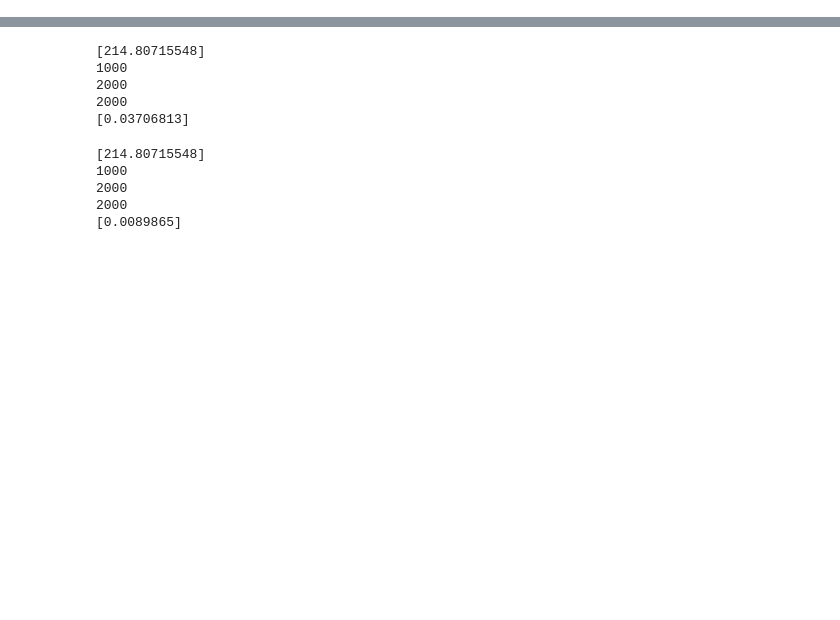
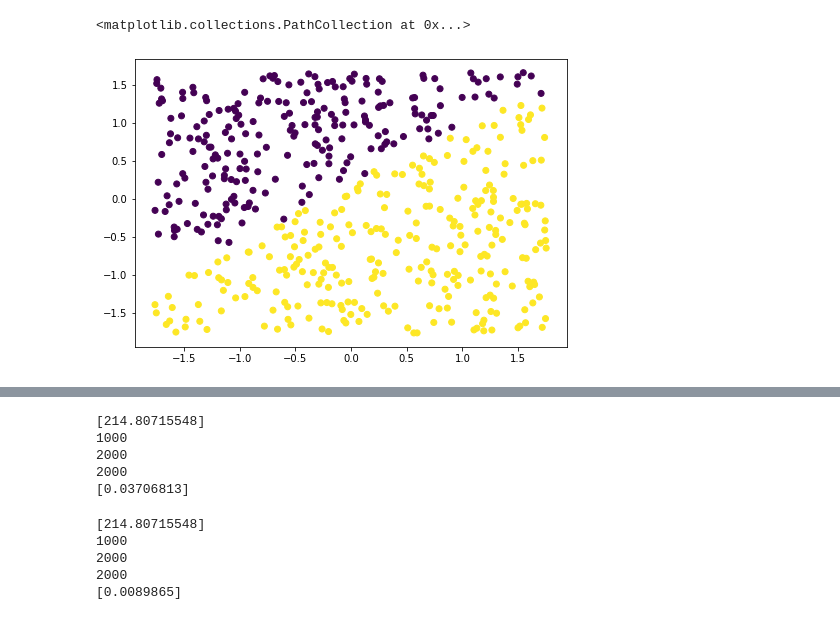
Before and after one commit to wernerolaf/MIO, a Jupyter notebook: Olaf_Werner_MLP.ipynb, the cells around one changed output, grey strips where cells are left out. Saved outputs shown, nothing was run; the diff lists cells and outputs as text; code cells hidden in the pictures; blank space fills up the shorter version.

Commit message:
softmax

```diff
--- a/Olaf_Werner_MLP.ipynb
+++ b/Olaf_Werner_MLP.ipynb
@@ -152,0 +211,13 @@ class MLP:
+# %%
+def cross_entropy(targets,predictions,  epsilon=1e-12):
+    """
+    Computes cross entropy between targets (encoded as one-hot vectors)
+    and predictions.
+    Input: predictions (N, k) ndarray
+           targets (N, k) ndarray
+    Returns: scalar
+    """
+    predictions = np.clip(predictions, epsilon, 1. - epsilon)
+    #N = predictions.shape[0]
+    ce = abs(np.sum(targets*np.log(predictions)))
+    return ce
@@ -152,0 +232,5 @@ class MLP:
+# %%
+def cross_entropy_grad(Y,Y_hat,eps=10**-10):
+
+    Y_hat=Y_hat+eps
+    return (Y_hat-eps-Y)/Y_hat/(1-Y_hat)
@@ -152,0 +432,5 @@ class MLP:
+# %%
+#inicjujemy siec neuronowa z odpowiednimi funkcjami aktywacji, ich pochodnymi, oraz funkcja kosztu i jej pochodna
+mlp_test=MLP_test(2,2,[9,8,7],[sigmoid,sigmoid,sigmoid,softmax],[sigmoid_grad,sigmoid_grad,sigmoid_grad,softmax_grad],cross_entropy,cross_entropy_grad)
+# %%
+mlp_test.train(train_input_layer,true_output_layer,batch=0.5,rate=0.1,beta=0)
@@ -152,0 +483,8 @@ class MLP:
+# %%
+output_layer=mlp_test.calculate(train_input_layer)
+fig=plt.figure()
+ax=fig.add_axes([0,0,1,1])
+ax.scatter(train_input_layer[:,0],train_input_layer[:,1],c=output_layer[:,0]>0.5)
+# %% [output]
+<matplotlib.collections.PathCollection at 0x...>
+[figure, added]
```
Also changed, not shown: parts of 44 cells of this notebook.
